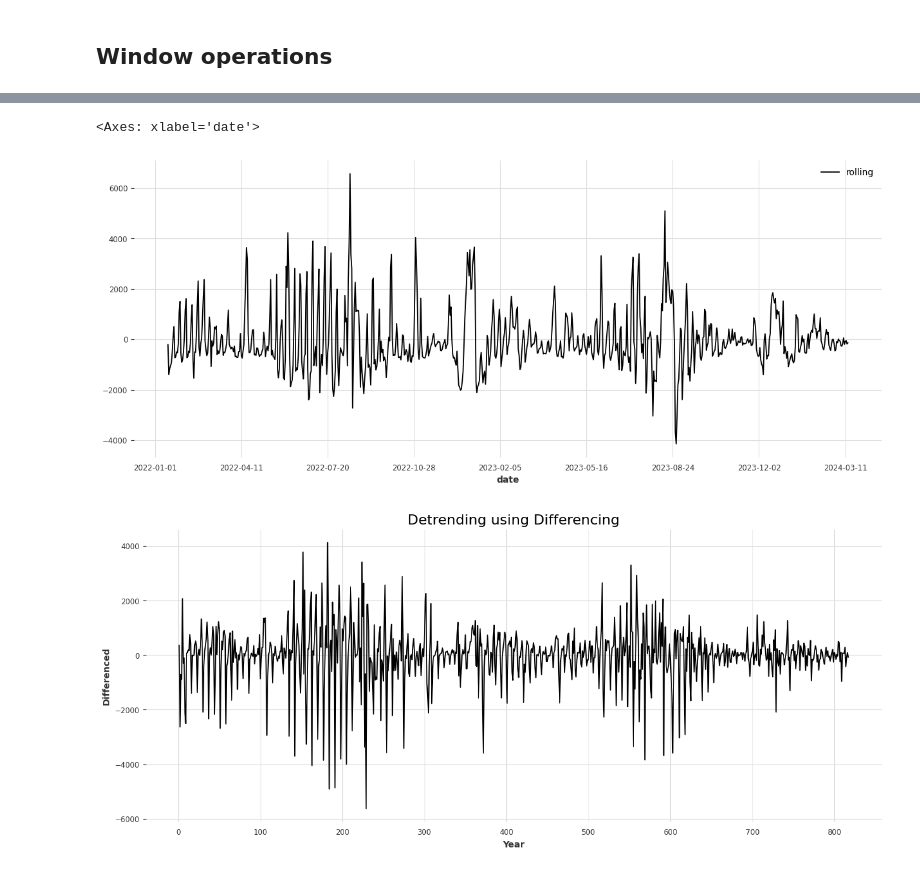
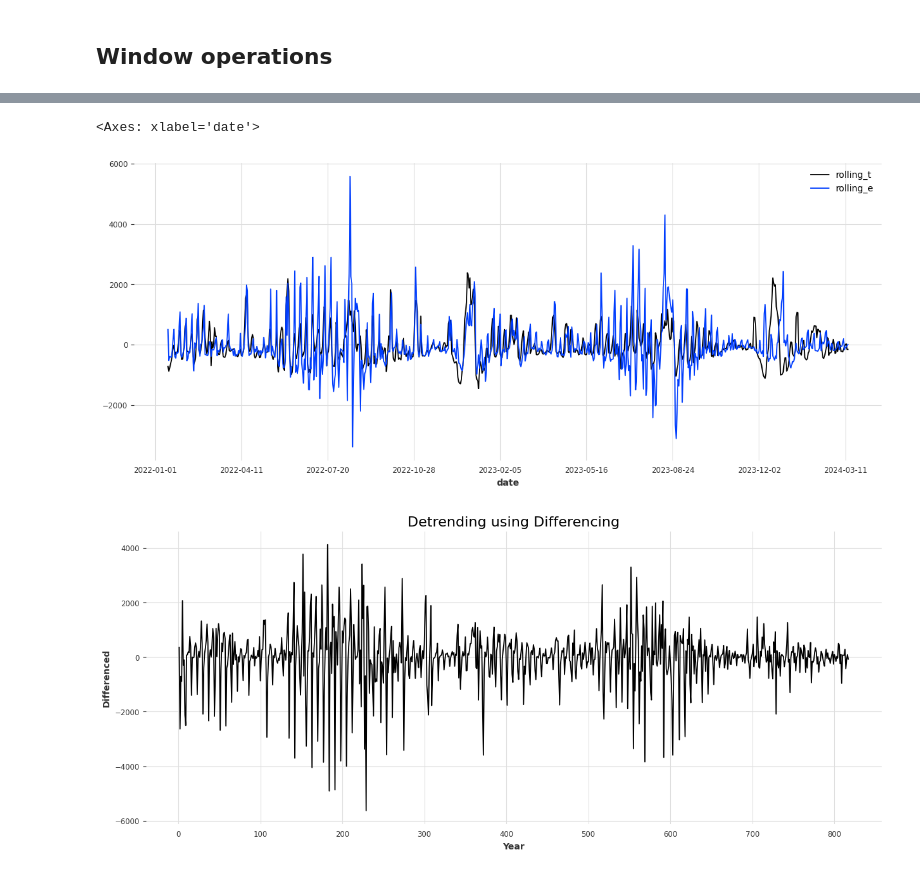
Before and after one commit to tn-aixpa/datiturismo, a Jupyter notebook: digital twin/confounding.ipynb, the cells around one changed output, grey strips where cells are left out. Drawn from its saved outputs; the diff is of its cells as text; code cells hidden in the pictures.

```diff
--- a/digital twin/confounding.ipynb
+++ b/digital twin/confounding.ipynb
@@ -941,7 +941,7 @@ from darts import TimeSeries
 from darts.datasets import AirPassengersDataset
 from darts.models import FFT
 # %%
-training_data_T_E = resulting_T_E[["date", "all", "is_weekend", "month", "year", "tmax", "tmin"]]
-resulting_ts_df = TimeSeries.from_dataframe(training_data_T_E.reset_index(),
+training_data_T_E = resulting_T_E[["all", "date", "presences_tourists", "presences_excursionists", "is_weekend", "month", "year", "tmax", "tmin"]]
+resulting_ts_df = TimeSeries.from_dataframe(training_data_T_E,
                                             time_col="date",
                                             value_cols="all")
@@ -1058,3 +1152,6 @@ res_detrended["value"].plot(figsize=(15,6))
 [figure]
 # %% [markdown]
 ## Window operations
+# %%
+timeseries_T_E = resulting_T_E[["all", "date", "presences_tourists", "presences_excursionists", "is_weekend", "month", "year", "tmax", "tmin"]]
+timeseries_T_E
@@ -1061,11 +1172,16 @@ res_detrended["value"].plot(figsize=(15,6))
 # %%
-rolling_mean = training_data_T_E['all'].rolling(window=30, center=True).mean()
-training_data_T_E["rolling"] = training_data_T_E['all'] - rolling_mean
+rolling_mean_T = timeseries_T_E['presences_tourists'].rolling(window=30, center=True).mean()
+rolling_mean_E = timeseries_T_E['presences_excursionists'].rolling(window=30, center=True).mean()
+rolling_mean_all = timeseries_T_E['all'].rolling(window=30, center=True).mean()
+timeseries_T_E["rolling_t"] = timeseries_T_E['presences_tourists'] - rolling_mean_T
+timeseries_T_E["rolling_e"] = timeseries_T_E['presences_excursionists'] - rolling_mean_E
+timeseries_T_E["rolling_all"] = timeseries_T_E['all'] - rolling_mean_all
 res_detrended = pd.DataFrame(detrended).reset_index()
-training_data_T_E.plot(x="date", y="rolling", figsize=(15,6))
+ax = timeseries_T_E.plot(x="date", y="rolling_t", figsize=(15,6))
+timeseries_T_E.plot(ax=ax, x="date", y="rolling_e", figsize=(15,6))
 # %% [output]
 <Axes: xlabel='date'>
-[figure, old version]
+[figure, new version]
 # %%
 training_data_T_E["diff"] = training_data_T_E["all"].diff()
 plt.figure(figsize=(15,6))
```
Also changed, not shown: parts of 17 cells of this notebook.
